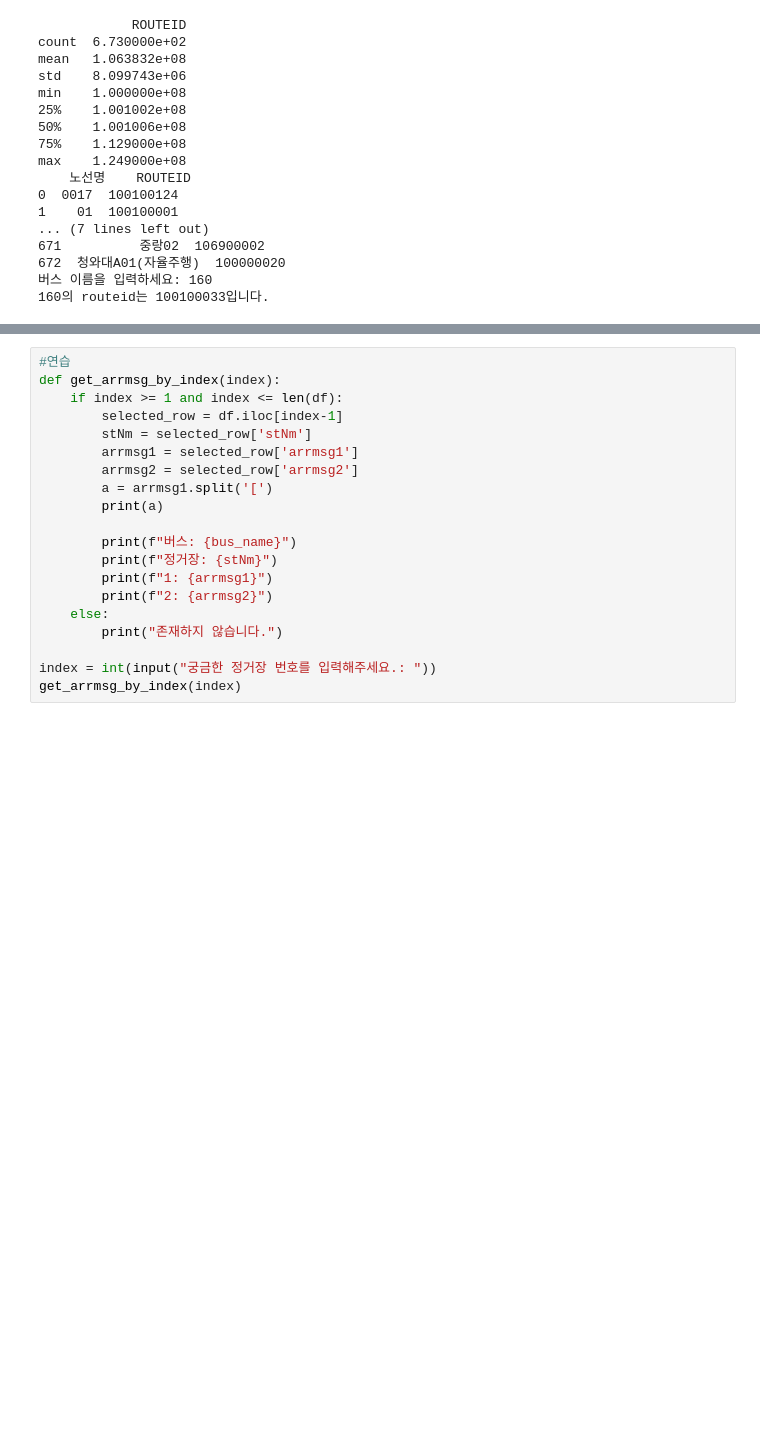
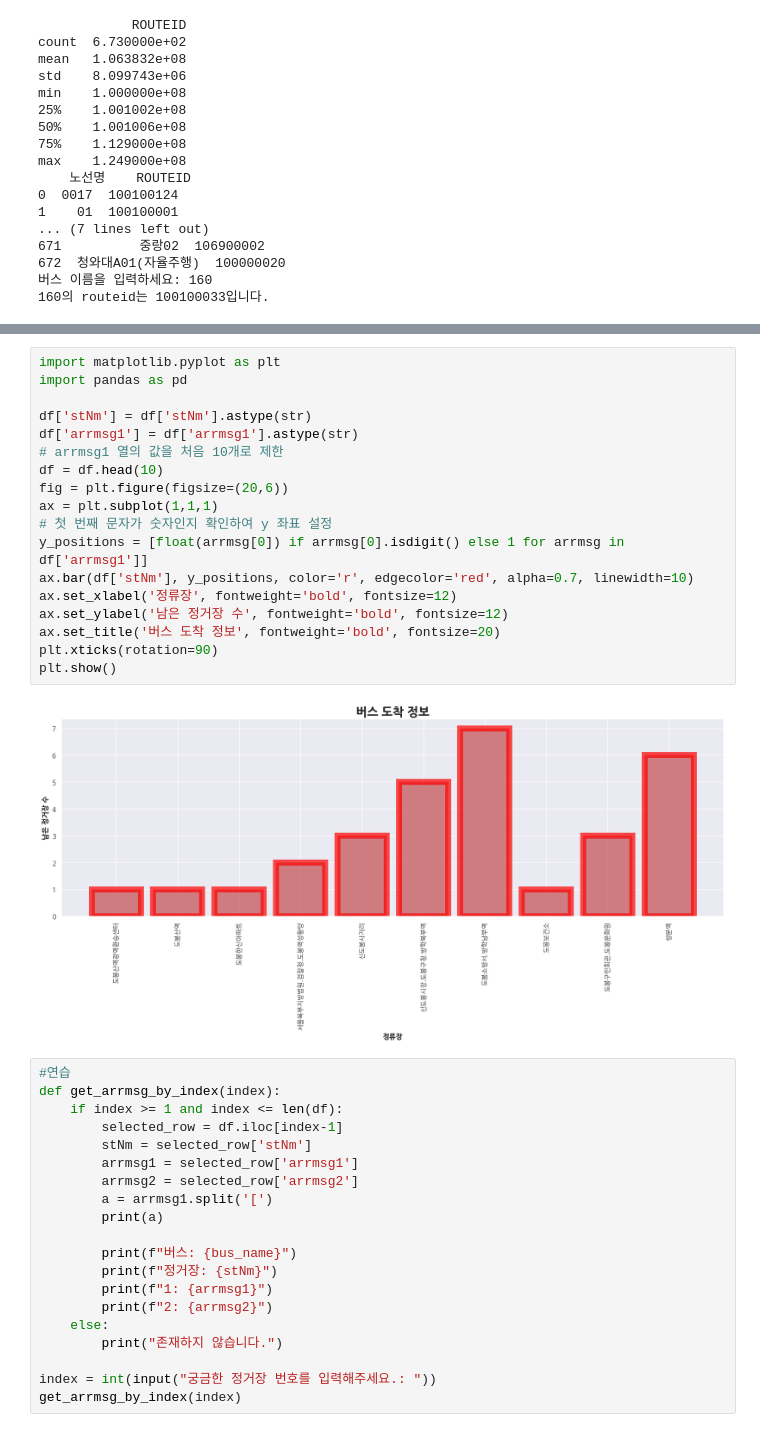
Before and after one commit to khm9309/A, a Jupyter notebook: Bus.ipynb, the cells around one changed output, grey strips where cells are left out. Drawn from its saved outputs; the diff is of its cells as text; blank space fills up the shorter version.

```diff
--- a/Bus.ipynb
+++ b/Bus.ipynb
@@ -156,3 +272,23 @@ df.to_excel(excel_writer="bus.xlsx")
+# %%
+import matplotlib.pyplot as plt
+import pandas as pd
+
+df['stNm'] = df['stNm'].astype(str)
+df['arrmsg1'] = df['arrmsg1'].astype(str)
+# arrmsg1 열의 값을 처음 10개로 제한
+df = df.head(10)
+fig = plt.figure(figsize=(20,6))
+ax = plt.subplot(1,1,1)
+# 첫 번째 문자가 숫자인지 확인하여 y 좌표 설정
+y_positions = [float(arrmsg[0]) if arrmsg[0].isdigit() else 1 for arrmsg in df['arrmsg1']]
+ax.bar(df['stNm'], y_positions, color='r', edgecolor='red', alpha=0.7, linewidth=10)
+ax.set_xlabel('정류장', fontweight='bold', fontsize=12)
+ax.set_ylabel('남은 정거장 수', fontweight='bold', fontsize=12)
+ax.set_title('버스 도착 정보', fontweight='bold', fontsize=20)
+plt.xticks(rotation=90)
+plt.show()
+# %% [output]
+[figure, added]
 # %%
 #연습
 def get_arrmsg_by_index(index):
```
Also changed, not shown: parts of 11 cells of this notebook.
